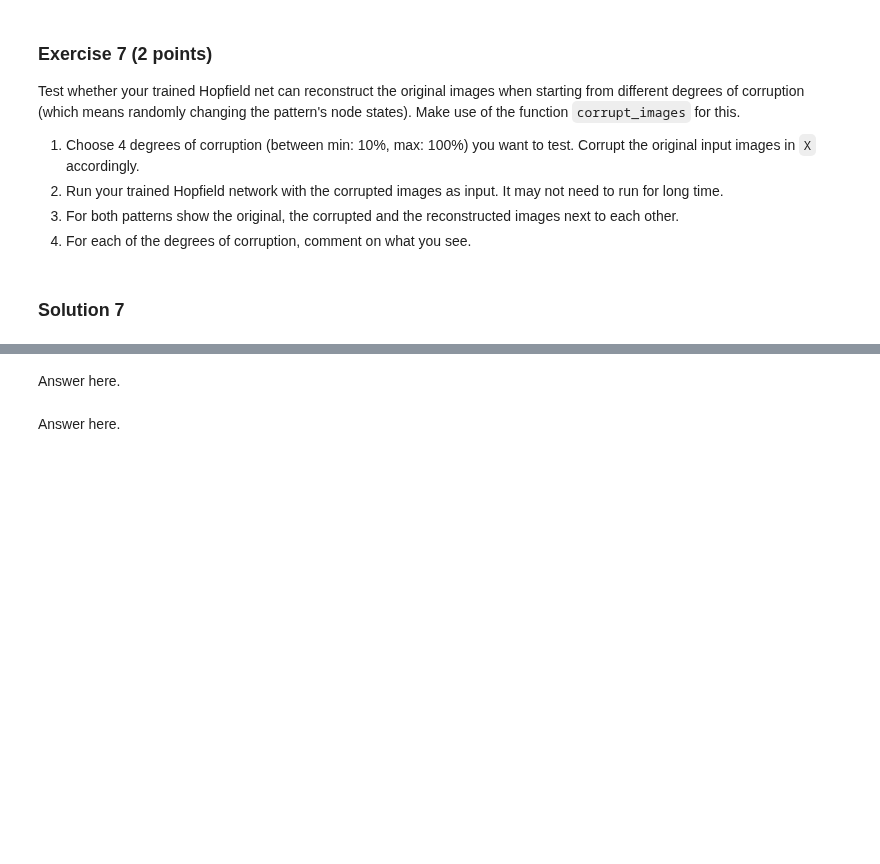
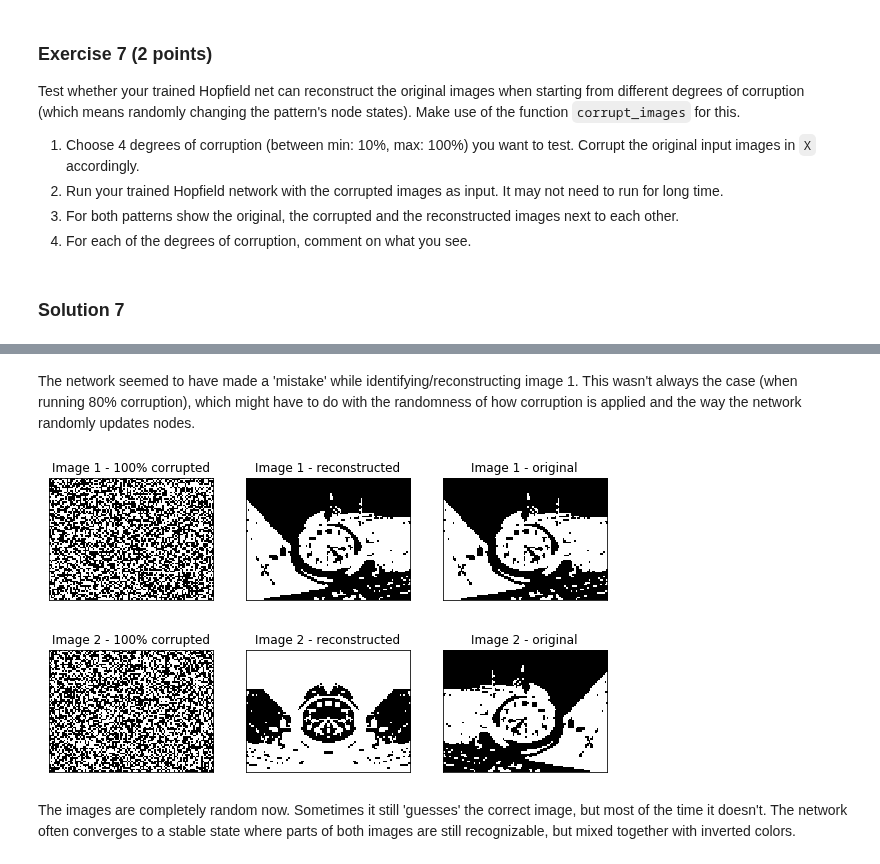
Before and after one commit to AjinkyaIndulkar/neural-networks-1920, a Jupyter notebook: P6 - Energy-Based Models/Chapter_08_hopfield.ipynb, the cells around one changed output, grey strips where cells are left out. Saved outputs shown, nothing was run; the diff lists cells and outputs as text; code cells hidden in the pictures; blank space fills up the shorter version.

```diff
--- a/P6 - Energy-Based Models/Chapter_08_hopfield.ipynb
+++ b/P6 - Energy-Based Models/Chapter_08_hopfield.ipynb
@@ -286,11 +349,15 @@ Answer here.
+# %% [markdown]
+The network seemed to have made a 'mistake' while identifying/reconstructing image 1. This wasn't always the case (when running 80% corruption), which might have to do with the randomness of how corruption is applied and the way the network randomly updates nodes.
 # %%
 # Corrupt images
-## Code here ##
+corruption = 100
+X_cor = corrupt_images(X, corruption)
 
 # Test associative memory properties
-## Code here ##
+Y = hopfield_test(X_cor, w)
 
 # Plot results
-## Code here ##
+plot_these_images_please(X_cor, X, Y, corruption)
+# %% [output]
+[figure, added]
+[figure, added]
-# %% [markdown]
-Answer here.
@@ -306,2 +364,2 @@ Answer here.
-# %% [markdown]
-Answer here.
+# %% [markdown]
+The images are completely random now. Sometimes it still 'guesses' the correct image, but most of the time it doesn't. The network often converges to a stable state where parts of both images are still recognizable, but mixed together with inverted colors.
```
Also changed, not shown: parts of 13 cells of this notebook.
